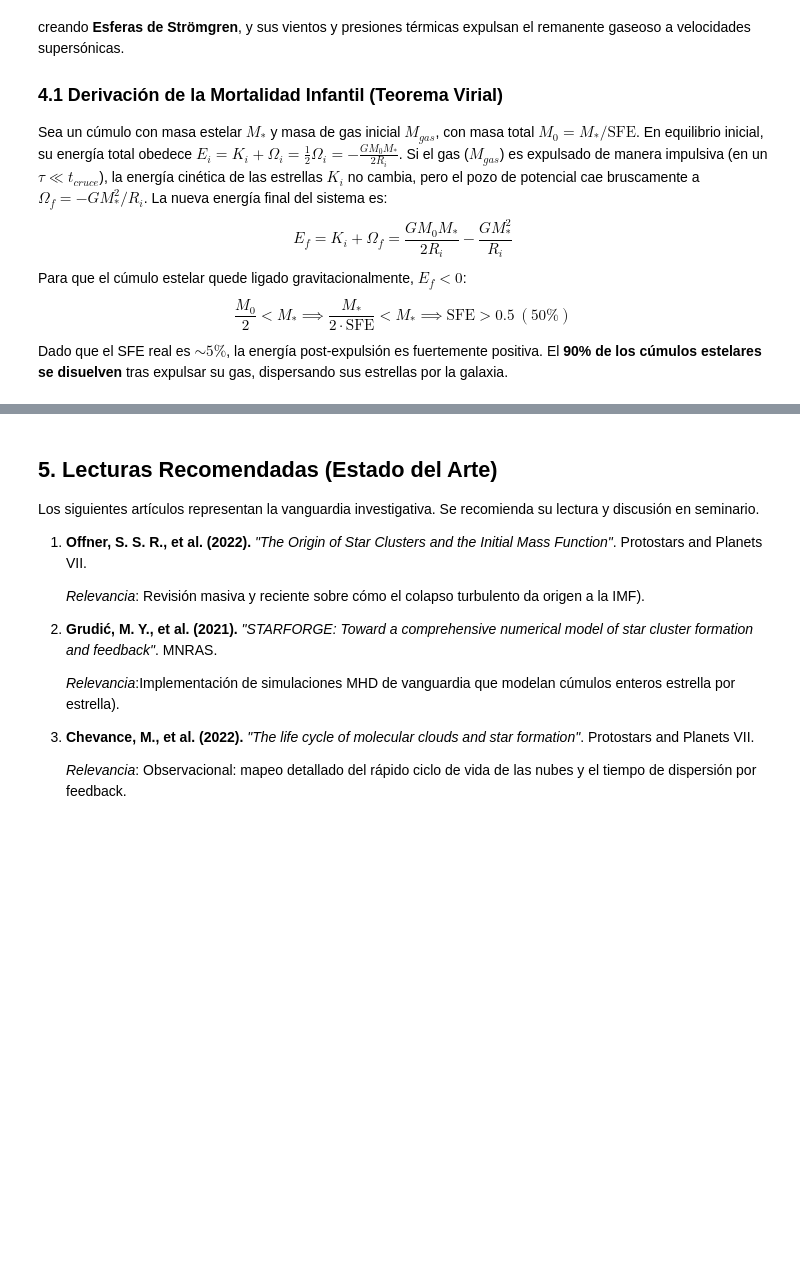
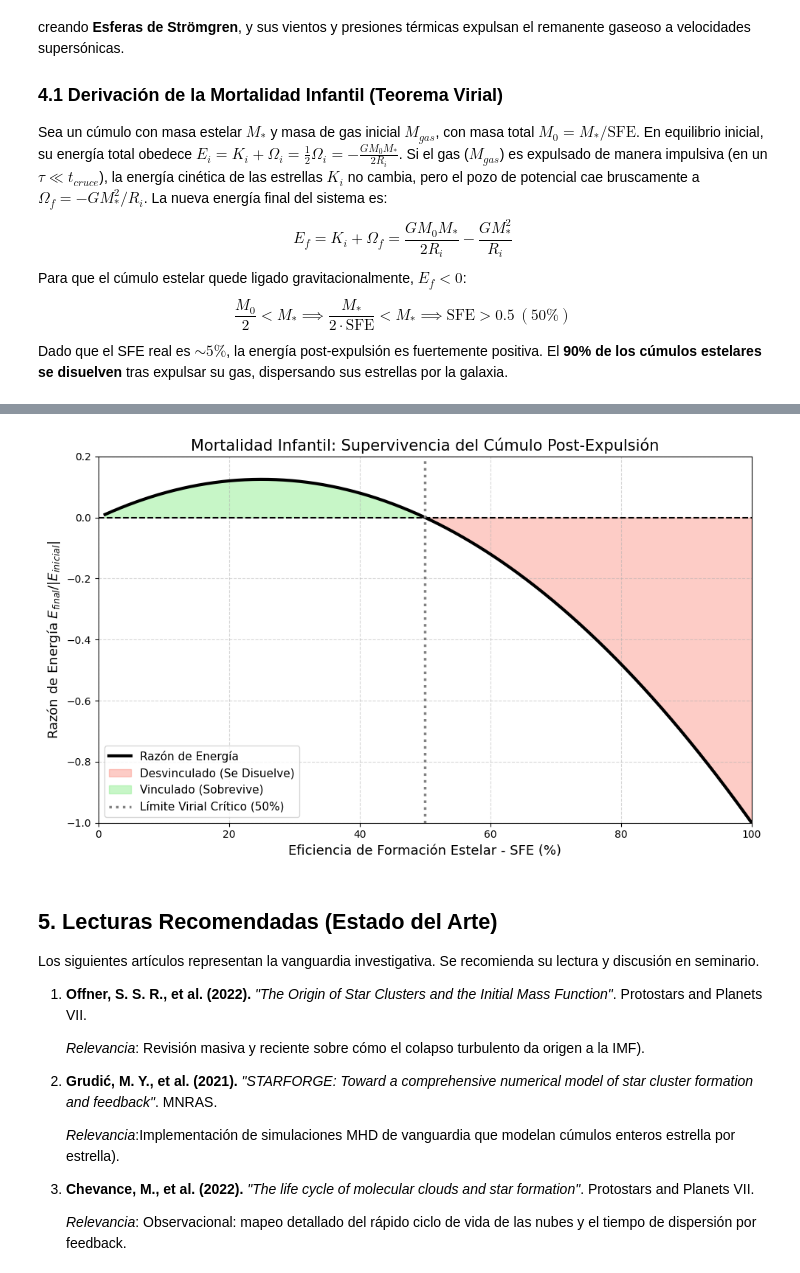
Before and after one commit to esilvavilla/TopicosAvanzadosCumulos, a Jupyter notebook: Clase_03_IMF_DinamicaInicial.ipynb, the cells around one changed output, grey strips where cells are left out. Saved outputs shown, nothing was run; the diff lists cells and outputs as text; code cells hidden in the pictures; blank space fills up the shorter version.

```diff
--- a/Clase_03_IMF_DinamicaInicial.ipynb
+++ b/Clase_03_IMF_DinamicaInicial.ipynb
@@ -127,3 +146,40 @@ fig.show()
+# %%
+import numpy as np
+import matplotlib.pyplot as plt
+
+# Rango de Eficiencia de Formación Estelar (SFE) de 1% a 100%
+sfe = np.linspace(0.01, 1.0, 500)
+
+# Ecuación teórica derivada: E_final / |E_inicial|
+ratio_energy = sfe - 2.0 * sfe**2
+
+plt.figure(figsize=(10, 6))
+
+# Curva principal
+plt.plot(sfe * 100, ratio_energy, 'k-', lw=3, label='Razón de Energía')
+
+# Sombrear las regiones físicas
+plt.fill_between(sfe * 100, ratio_energy, 0, where=(ratio_energy < 0),
+                 color='salmon', alpha=0.4, label='Desvinculado (Se Disuelve)')
+plt.fill_between(sfe * 100, ratio_energy, 0, where=(ratio_energy >= 0),
+                 color='lightgreen', alpha=0.5, label='Vinculado (Sobrevive)')
+
+# Líneas de referencia
+plt.axhline(0, color='black', linestyle='--')
+plt.axvline(50, color='gray', linestyle=':', lw=2.5, label='Límite Virial Crítico (50%)')
+
+# Detalles estéticos
+plt.xlabel('Eficiencia de Formación Estelar - SFE (%)', fontsize=13)
+plt.ylabel(r'Razón de Energía $E_{final} / |E_{inicial}|$', fontsize=13)
+plt.title('Mortalidad Infantil: Supervivencia del Cúmulo Post-Expulsión', fontsize=15)
+plt.xlim(0, 100)
+plt.ylim(-1.0, 0.2)
+plt.legend(loc='lower left', fontsize=11)
+plt.grid(True, ls='--', alpha=0.5)
+plt.tight_layout()
+plt.show()
+# %% [output]
+[figure, added]
 # %% [markdown]
 ## 5. Lecturas Recomendadas (Estado del Arte)
 Los siguientes artículos representan la vanguardia investigativa. Se recomienda su lectura y discusión en seminario.
```
Also changed, not shown: parts of 2 cells of this notebook, 10 other files.
